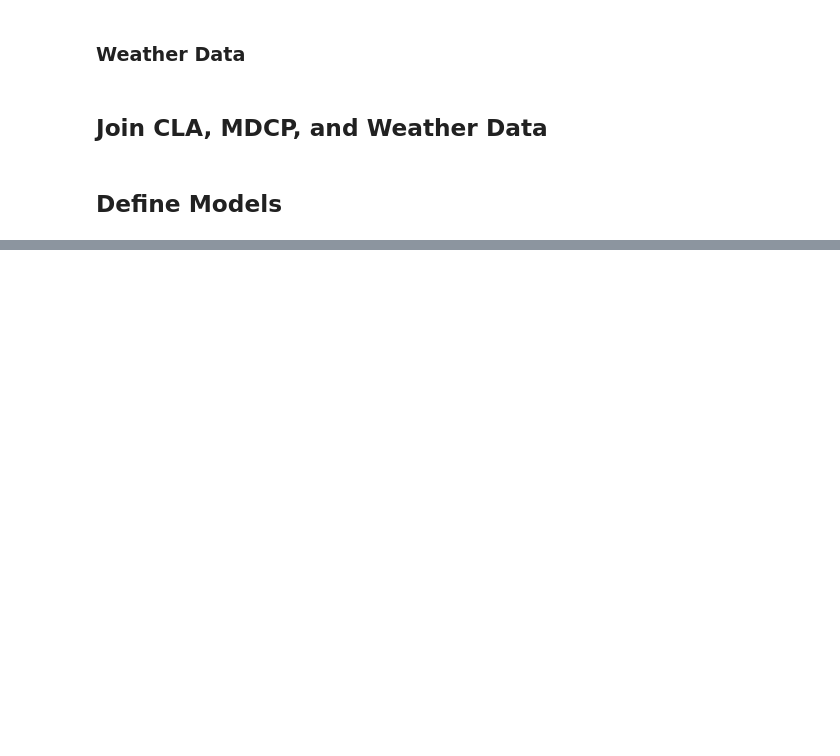
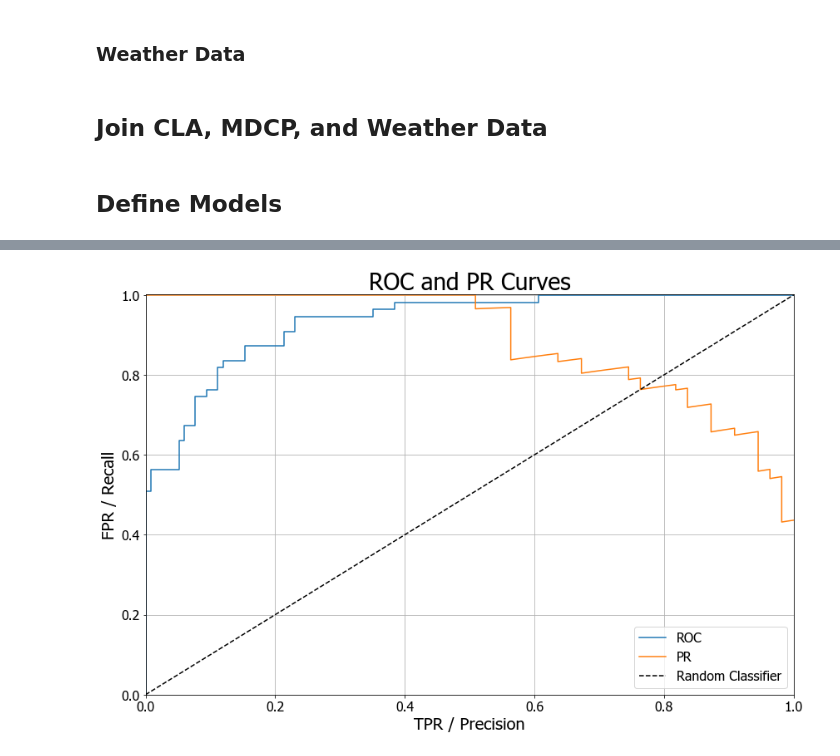
Before and after one commit to acnagle/CLA-Project, a Jupyter notebook: Code/Mendota Data.ipynb, the cells around one changed output, grey strips where cells are left out. Saved outputs shown, nothing was run; the diff lists cells and outputs as text; code cells hidden in the pictures; blank space fills up the shorter version.

```diff
--- a/Code/Mendota Data.ipynb
+++ b/Code/Mendota Data.ipynb
@@ -25,6 +33,7 @@ filenames = [
     'CM2017_edit.csv',
     'CM2018_edit.csv',
     'mdcp.csv',
+    'major_ion.csv',
     'Weather_Data.csv'
 ]
 
@@ -34,7 +43,7 @@ cla_2016_raw = pd.read_csv(data_path + filenames[1], low_memory=False)
 cla_2017_raw = pd.read_csv(data_path + filenames[2], low_memory=False)
 cla_2018_raw = pd.read_csv(data_path + filenames[3], low_memory=False)
 mdcp_raw = pd.read_csv(data_path + filenames[4], low_memory=False)    # Mendota buoy
-weather_raw = pd.read_csv(data_path + filenames[5], error_bad_lines=False, low_memory=False)
+weather_raw = pd.read_csv(data_path + filenames[6], error_bad_lines=False, low_memory=False)
 # %% [markdown]
 ## Clean Data
 # %% [markdown]
@@ -269,9 +284,6 @@ data['cos_wind_dir'] = np.cos(2 * np.pi * (data['wind_dir'] / 12))
 data['sin_wind_dir'] = np.cos(2 * np.pi * (data['wind_dir'] / 12))
 data = data.drop(['wind_dir'], axis='columns')
 
-labels = data[['algalBloomSheen']]
-data = data.drop(['algalBloom', 'algalBloomSheen'], axis='columns')
-
 # Replace 'T' and 's' in 'DAILYPrecip' column
 for date in data.index:
     if 'T' in data.loc[date, 'DAILYPrecip']:
@@ -279,10 +291,25 @@ for date in data.index:
     elif 's' in data.loc[date, 'DAILYPrecip']:
         data.loc[date, 'DAILYPrecip'] = 0
 
-# Make every features numeric
+# Make every feature numeric
 for col in data.columns.values:
     if type(data[col].values[0]) != np.float64:
         data[col] = pd.to_numeric(data[col], errors='coerce')
+
+# create indicator features for whether there was rain or a bloom one day ago, or within three days or a week ago
+precip = (data['DAILYPrecip'] > 0).astype(int)   # convert precipitation to boolean values
+data['DAILYPrecip_one_day'] = precip.shift(1)
+data['DAILYPrecip_three_day'] = precip.rolling(3).sum()
+data['DAILYPrecip_one_week'] = precip.rolling(7).sum()
+
+data['algalBloomSheen_one_day'] = data['algalBloomSheen'].shift(1)
+data['algalBloomSheen_three_day'] = data['algalBloomSheen'].rolling(3).sum()
+data['algalBloomSheen_one_week'] = data['algalBloomSheen'].rolling(7).sum()
+
+data.dropna(axis='rows', how='any', inplace=True)
+
+labels = data[['algalBloomSheen']]
+data = data.drop(['algalBloom', 'algalBloomSheen'], axis='columns')
 # %% [markdown]
 ## Define Models
 # %%
@@ -390,0 +710,20 @@ Confusion Matrix:
+# %%
+fpr, tpr, _ = roc_curve(y_test, y_prob)
+prec, recall, _ = precision_recall_curve(y_test, y_prob)
+
+plt.figure(figsize=(12, 8))
+plt.plot(fpr, tpr, label='ROC')
+plt.plot(recall, prec, label='PR')
+plt.plot(0.1*np.arange(12), 0.1*np.arange(12), color="k", linestyle="dashed", label="Random Classifier")
+plt.xlabel('FPR / Recall', fontsize=20)
+plt.ylabel('TPR / Precision', fontsize=20)
+plt.xticks(fontsize=16)
+plt.yticks(fontsize=16)
+plt.axis([0, 1, 0, 1.001])
+plt.title('ROC and PR Curves', fontsize=28)
+plt.legend(loc="lower right", prop={"size": 16})
+plt.tight_layout()
+plt.grid(True)
+#savefig("roc-curve.png", dpi=300)
+# %% [output]
+[figure, added]
```
Also changed, not shown: parts of 13 cells of this notebook, 1 other file.
